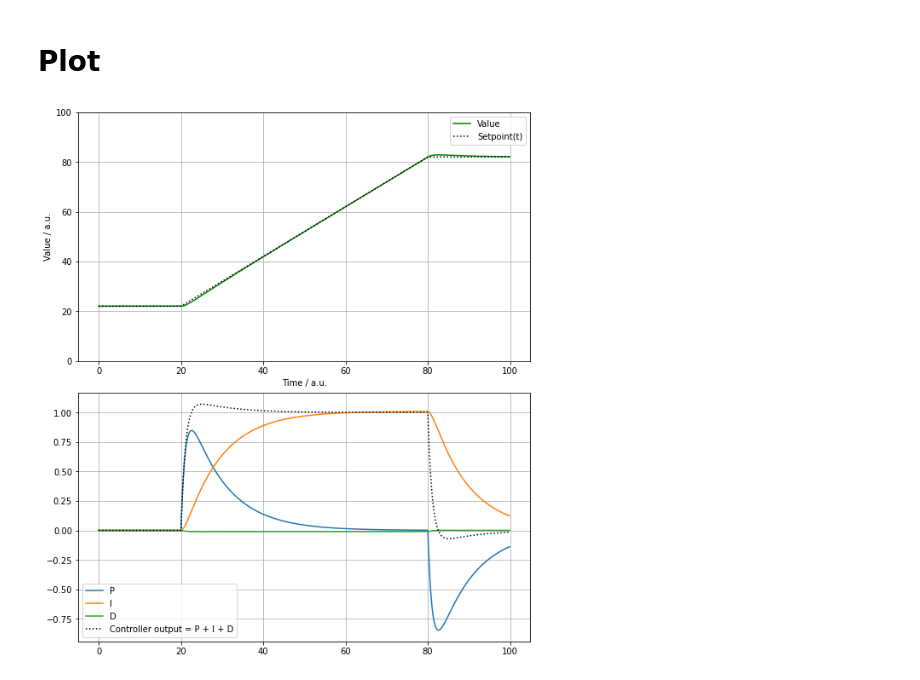
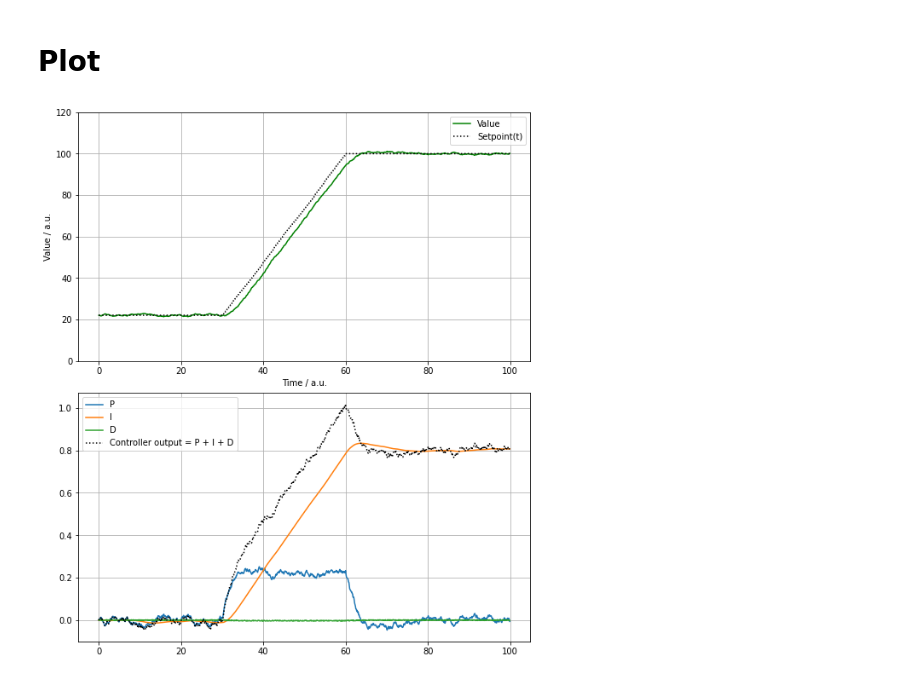
Before and after one commit to nvalis/PID-Controller, a Jupyter notebook: PID.ipynb, the cells around one changed output. Saved outputs shown, nothing was run; the diff lists cells and outputs as text; code cells hidden in the pictures.

Commit message:
Add measurement noise and cooling effect to simulation

```diff
--- a/PID.ipynb
+++ b/PID.ipynb
@@ -7,7 +7,7 @@ import matplotlib.pyplot as plt
 class PID:
     def __init__(self, K_p, K_i, K_d):
         self.K_p, self.K_i, self.K_d = K_p, K_i, K_d
-        self.setpoint = 0
+        self.setpoint = None
         self.output = 0
         self.initialized = False
         self._last_t, self._last_input = None, None
@@ -21,6 +21,7 @@ class PID:
         if not self.initialized:
             self._last_t = t
             self._last_input = input_
+            self.setpoint = input_
             self.initialized = True
             return 0
 
@@ -37,7 +38,7 @@ class PID:
 # %% [markdown]
 # Setup
 # %%
-pid = PID(K_p=1, K_i=0.1, K_d=0.01)
+pid = PID(K_p=0.04, K_i=0.005, K_d=1e-3)
 
 print(pid)
 # %% [output]
@@ -45,16 +46,16 @@ print(pid)
 # %% [markdown]
 # Simulate
 # %%
-def setpoint(t):
-    if t <= 20:
-        return 22.0
-    elif 20 < t < 80:
-        return 22.0 + (t - 20.0)
+def ramp(t, start=30, end=60, T0=22, T1=100):
+    if t <= start:
+        return T0
+    elif start < t < end:
+        return T0 + (T1 - T0) * (t - start) / (end - start)
     else:
-        return 82.0
+        return T1
 
 
-setpoint = np.vectorize(setpoint)
+ramp = np.vectorize(ramp)
 
 
 t = np.arange(0, 100, 0.1)
@@ -62,10 +63,14 @@ output = []
 p, i, d = [], [], []
 value = [22]
 for t_ in t:
-    pid.setpoint = setpoint(t_)
+    pid.setpoint = ramp(t_)
     value.append(value[-1])
     o = pid.update(t_, value[-1])
-    value[-1] += 1e-1 * o
+    value[-1] += o
+    value[-1] -= 0.01 * (
+        value[-1] - 22
+    )  # cooling proportional to ΔT to room temperature
+    value[-1] += 0.2 * (2 * np.random.random() - 1)  # some measurement noise
     output.append(o)
     p.append(pid.p)
     i.append(pid.i)
@@ -75,20 +80,20 @@ for t_ in t:
 # %%
 fig, ax = plt.subplots(2, 1, figsize=(8, 9), constrained_layout=True)
 
 ax[1].plot(t, p, label="P")
 ax[1].plot(t, i, label="I")
 ax[1].plot(t, d, label="D")
 ax[1].plot(t, output, label="Controller output = P + I + D", ls=":", c="k")
 ax[0].plot(t, value[:-1], label="Value", c="g")
-ax[0].plot(t, setpoint(t), ls=":", c="k", label="Setpoint(t)")
+ax[0].plot(t, ramp(t), ls=":", c="k", label="Setpoint(t)")
 ax[0].set_xlabel("Time / a.u.")
 ax[0].set_ylabel("Value / a.u.")
-ax[0].set_ylim(0, 100)
+ax[0].set_ylim(0, 120)
 ax[0].grid()
 ax[1].grid()
 
 ax[0].legend()
 ax[1].legend()
 plt.show()
 # %% [output]
-[figure, old version]
+[figure, new version]
```
Also changed, not shown: parts of 1 cell of this notebook.
